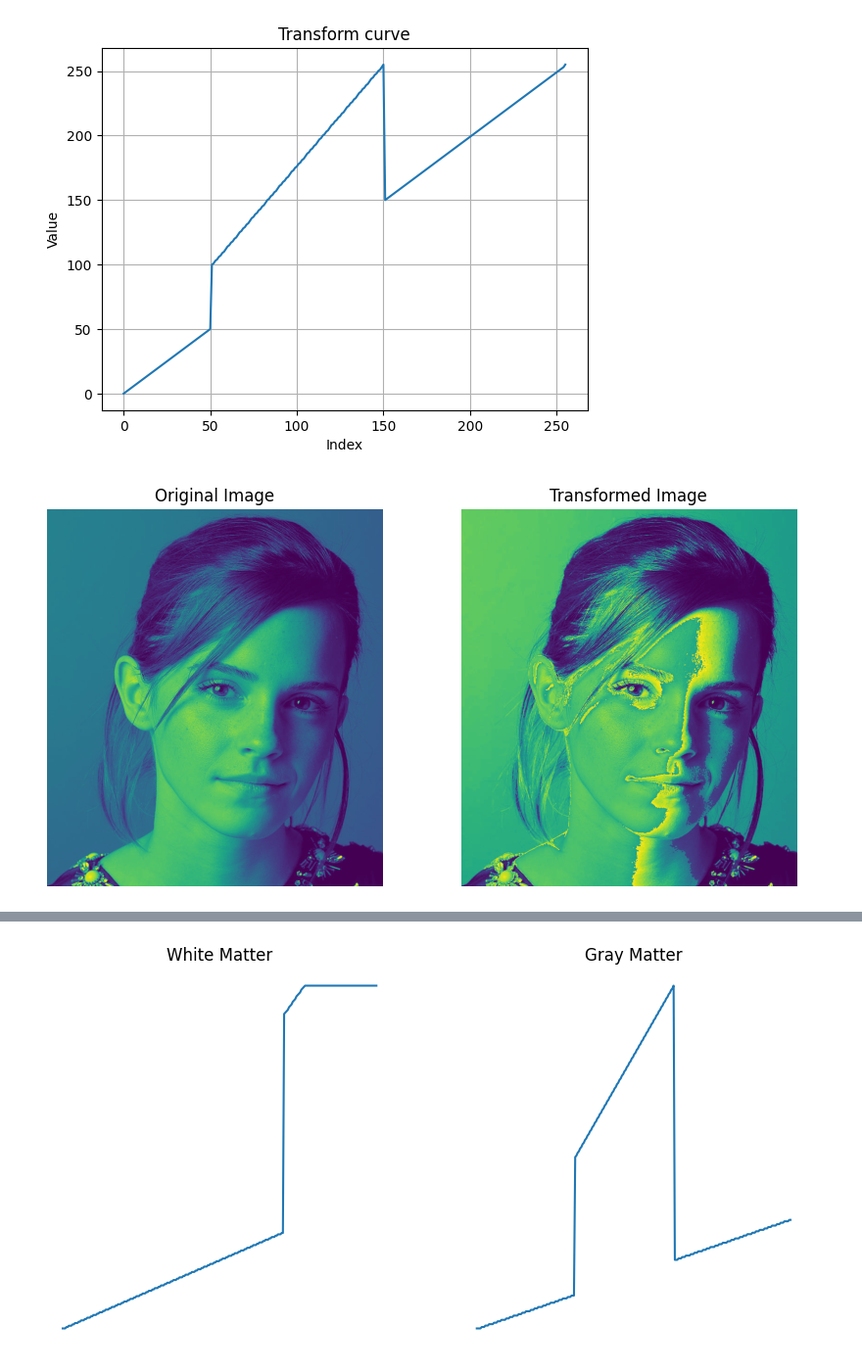
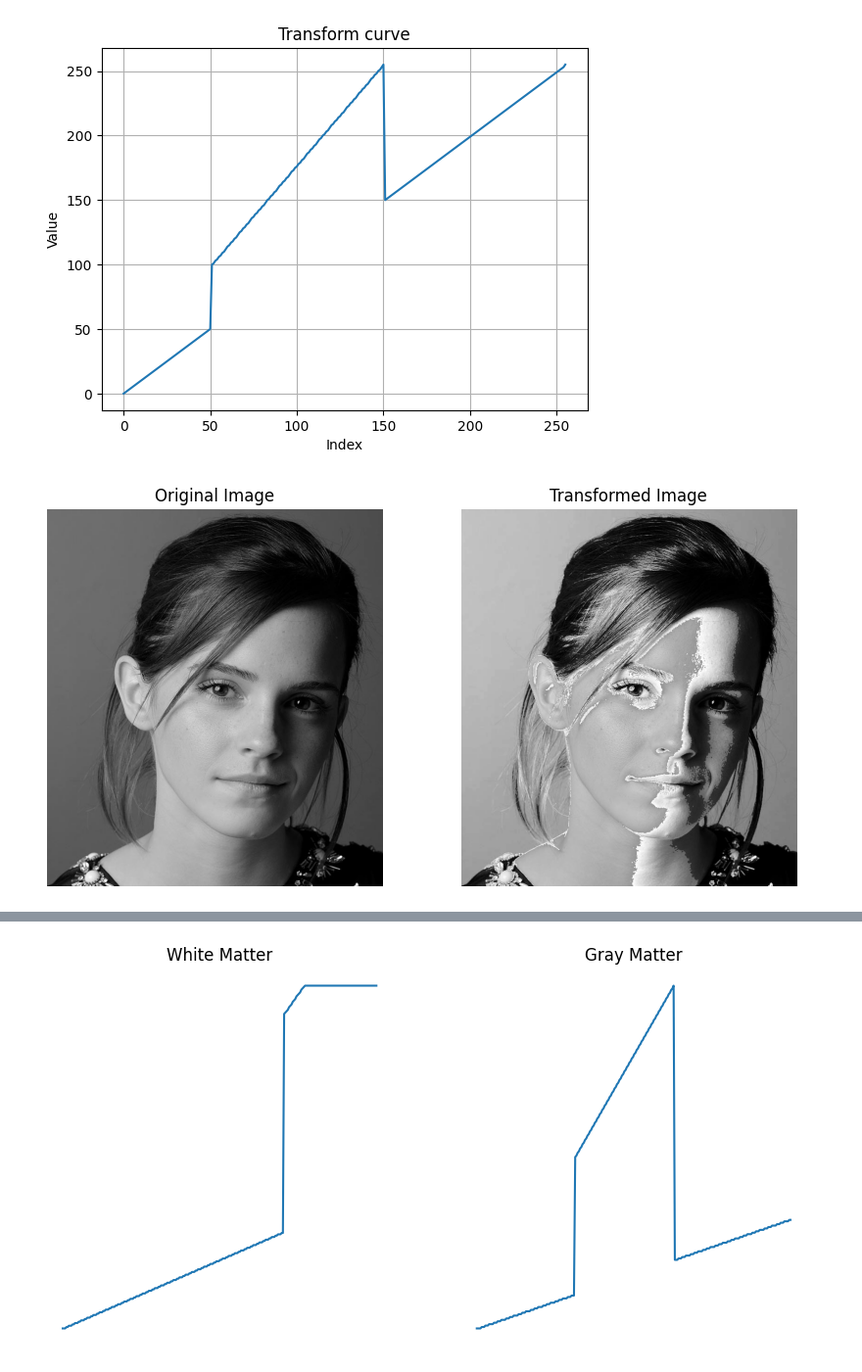
Before and after one commit to ThilinaNirmalBandara/EN3160-Assignments, a Jupyter notebook: assignment_01.ipynb, the cells around one changed output, grey strips where cells are left out. Shown at 98% size. Cells and saved outputs as stored; diff of their text form; code cells hidden in the pictures.

```diff
--- a/assignment_01.ipynb
+++ b/assignment_01.ipynb
@@ -5,7 +5,7 @@ import cv2 as cv
 import numpy as np
 import matplotlib.pyplot as plt
 # %%
-img = cv.imread("a1images/emma.jpg",cv.IMREAD_GRAYSCALE)
+img1 = cv.imread("a1images/emma.jpg",cv.IMREAD_GRAYSCALE)
 t1 = np.linspace(0, 50, 51, dtype=np.uint8)
 t2 = np.linspace(100, 255, 150 - 51 + 1, dtype=np.uint8)
 t3 = np.linspace(150, 255, 255 - 151 + 1, dtype=np.uint8)
@@ -17,6 +17,6 @@ t3 = np.linspace(150, 255, 255 - 151 + 1, dtype=np.uint8)
 #retstep: If True, return the samples and the step size.
 #dtype: Data type of the output array.
 # %%
-transform = np.concatenate((t1, t2, t3), axis=0).astype(np.uint8)
-img_transformed = cv.LUT(img,transform)
+transform1 = np.concatenate((t1, t2, t3), axis=0).astype(np.uint8)
+img1_transformed = cv.LUT(img1,transform1)
 # %%
@@ -31,21 +31,23 @@ plt.show()
 # %%
 plt.figure(figsize=(10, 5))
 
 # Plot original image
 plt.subplot(1, 2, 1)
 plt.title("Original Image")
-plt.imshow(img)  # Use cmap='gray' if image is grayscale
+img1_rgb = cv.cvtColor(img1, cv.COLOR_BGR2RGB)
+plt.imshow(img1_rgb)  # Use cmap='gray' if image is grayscale
 plt.axis('off')
 
 # Plot transformed image
 plt.subplot(1, 2, 2)
 plt.title("Transformed Image")
-plt.imshow(img_transformed)
+img1_transformed_rgb = cv.cvtColor(img1_transformed, cv.COLOR_BGR2RGB)
+plt.imshow(img1_transformed_rgb)
 plt.axis('off')
 
 plt.show()
 # %% [output]
-[figure, old version]
+[figure, new version]
 # %% [markdown]
 ![image.png](attachment:image.png)
 # %%
```
Also changed, not shown: parts of 10 cells of this notebook.
